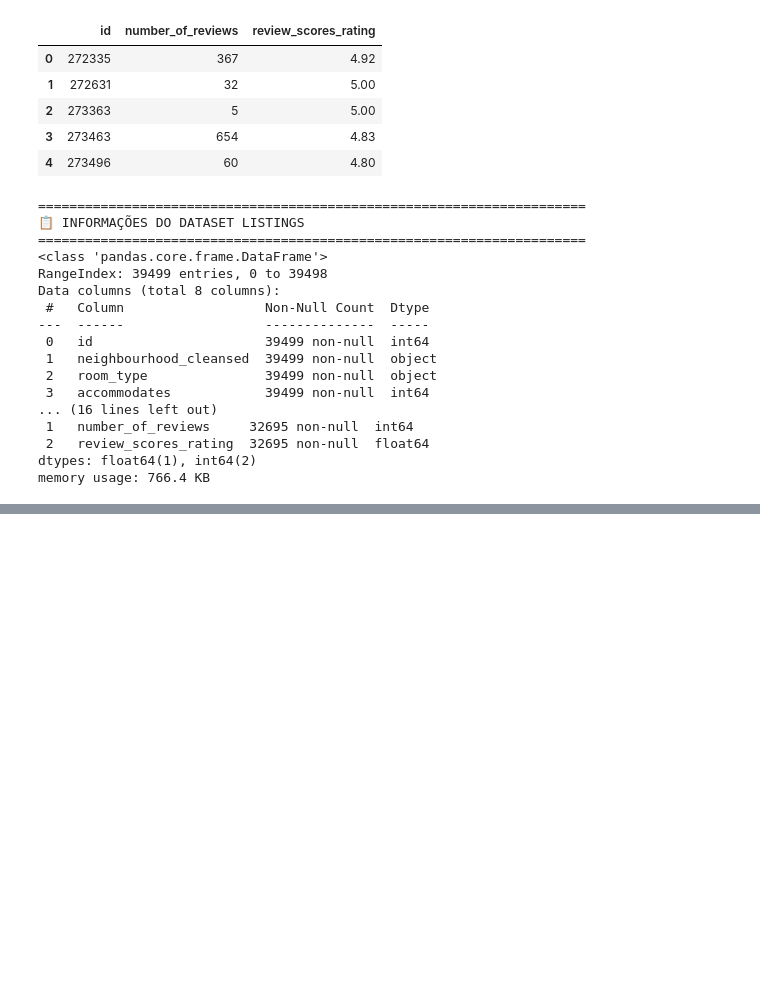
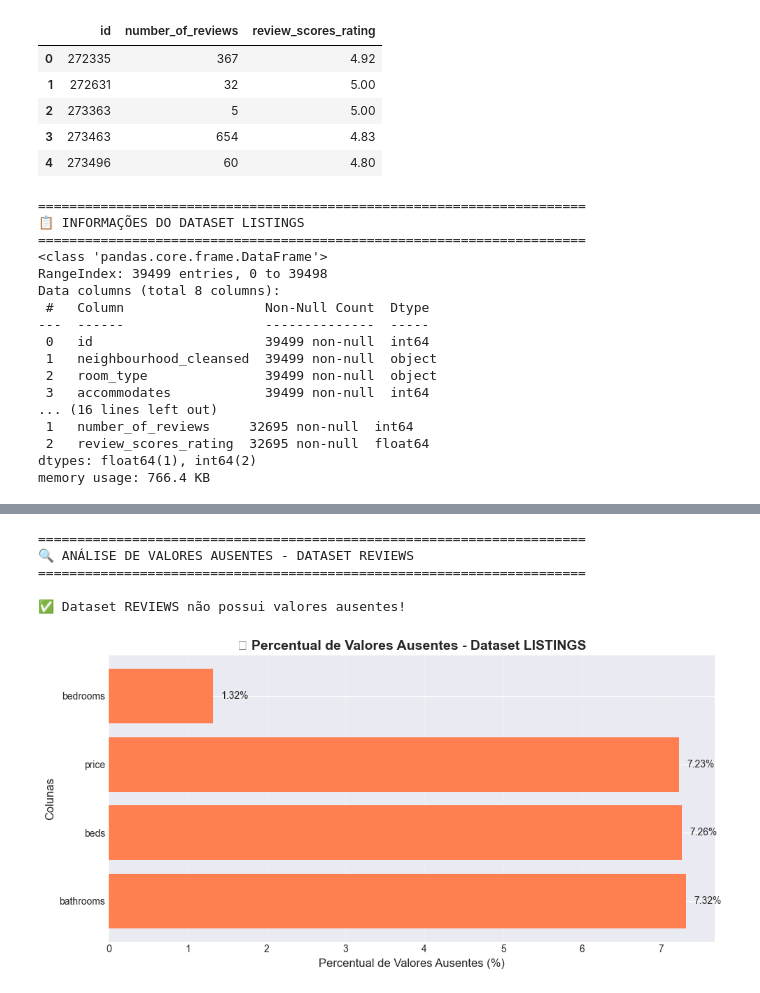
Before and after one commit to Laurentius96/Organizing_and_analyzing_Airbnb_data, a Jupyter notebook: main.ipynb, the cells around one changed output, grey strips where cells are left out. Cells and saved outputs as stored; diff of their text form; code cells hidden in the pictures; blank space fills up the shorter version.

```diff
--- a/main.ipynb
+++ b/main.ipynb
@@ -202,0 +171,70 @@ display(df.head())
+# %%
+# ====================================================================
+# 2.1 IDENTIFICAÇÃO DE VALORES AUSENTES
+# ====================================================================
+
+print("=" * 70)
+print("🔍 ANÁLISE DE VALORES AUSENTES - DATASET LISTINGS")
+print("=" * 70)
+
+# Contar valores nulos por coluna no dataset LISTINGS
+missing_values_listings = listings.isnull().sum()
+
+# Calcular percentual de valores nulos
+missing_percent_listings = (listings.isnull().sum() / len(listings)) * 100
+
+# Criar DataFrame com informações de valores ausentes
+missing_df_listings = pd.DataFrame({
+    "Coluna": missing_values_listings.index,
+    "Valores Ausentes": missing_values_listings.values,
+    "Percentual (%)": missing_percent_listings.values
+})
+
+# Filtrar apenas colunas com valores ausentes
+missing_df_listings = missing_df_listings[missing_df_listings["Valores Ausentes"] > 0].sort_values(
+    by="Valores Ausentes", ascending=False
+).reset_index(drop=True)
+
+print("\n📊 Resumo de Valores Ausentes (LISTINGS):\n")
+display(missing_df_listings)
+
+# Análise do dataset REVIEWS
+print("\n" + "=" * 70)
+print("🔍 ANÁLISE DE VALORES AUSENTES - DATASET REVIEWS")
+print("=" * 70)
+
+missing_values_reviews = reviews.isnull().sum()
+missing_percent_reviews = (reviews.isnull().sum() / len(reviews)) * 100
+
+missing_df_reviews = pd.DataFrame({
+    "Coluna": missing_values_reviews.index,
+    "Valores Ausentes": missing_values_reviews.values,
+    "Percentual (%)": missing_percent_reviews.values
+})
+
+missing_df_reviews = missing_df_reviews[missing_df_reviews["Valores Ausentes"] > 0].sort_values(
+    by="Valores Ausentes", ascending=False
+).reset_index(drop=True)
+
+if len(missing_df_reviews) > 0:
+    print("\n📊 Resumo de Valores Ausentes (REVIEWS):\n")
+    display(missing_df_reviews)
+else:
+    print("\n✅ Dataset REVIEWS não possui valores ausentes!")
+
+# Visualização gráfica para LISTINGS
+if len(missing_df_listings) > 0:
+    plt.figure(figsize=(10, 5))
+    plt.barh(missing_df_listings["Coluna"], missing_df_listings["Percentual (%)"], color="coral")
+    plt.xlabel("Percentual de Valores Ausentes (%)", fontsize=12)
+    plt.ylabel("Colunas", fontsize=12)
+    plt.title("📊 Percentual de Valores Ausentes - Dataset LISTINGS", fontsize=14, fontweight="bold")
+    plt.grid(axis="x", alpha=0.3)
+
+    # Adicionar valores nas barras
+    for index, value in enumerate(missing_df_listings["Percentual (%)"]):
+        plt.text(value + 0.1, index, f"{value:.2f}%", va="center", fontsize=10)
+
+    plt.tight_layout()
+    plt.show()
+# %% [output]
@@ -202,0 +251,6 @@ display(df.head())
+======================================================================
+🔍 ANÁLISE DE VALORES AUSENTES - DATASET REVIEWS
+======================================================================
+
+✅ Dataset REVIEWS não possui valores ausentes!
+[figure, added]
```
Also changed, not shown: parts of 6 cells of this notebook.
